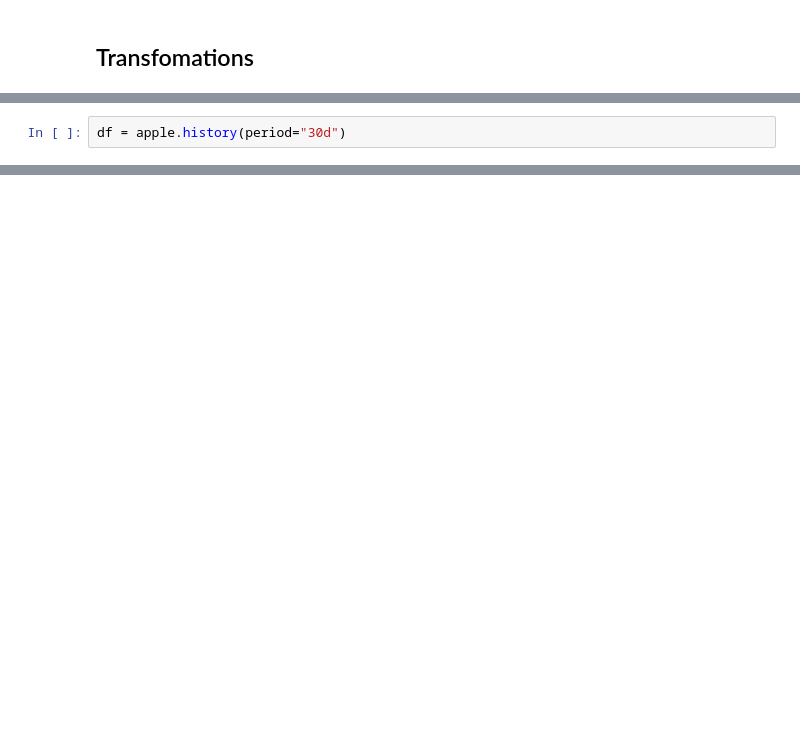
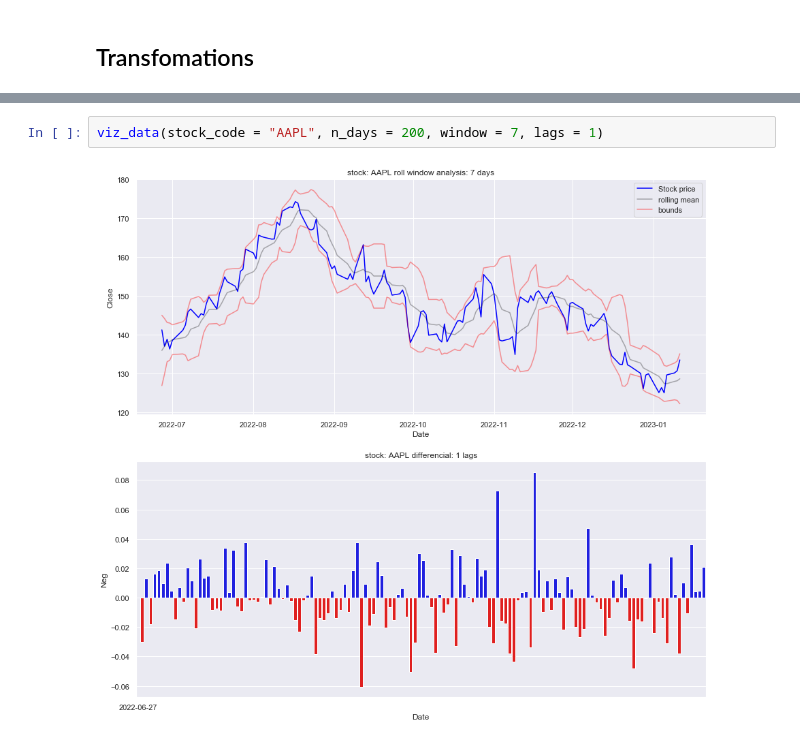
Before and after one commit to miguelmayhem92/virgo, a Jupyter notebook: research_env/eda.ipynb, the cells around one changed output, grey strips where cells are left out. Cells and saved outputs as stored; diff of their text form; blank space fills up the shorter version.

Commit message:
improved plot

```diff
--- a/research_env/eda.ipynb
+++ b/research_env/eda.ipynb
@@ -22,2 +22,0 @@ apple = yf.Ticker("AAPL")
-# %%
-df = apple.history(period="30d")
@@ -42,0 +74,4 @@ sns.lineplot(data=df, x="Date", y="Close")
+# %%
+viz_data(stock_code = "AAPL", n_days = 200, window = 7, lags = 1)
+# %% [output]
+[figure, added]
```
Also changed, not shown: parts of 8 cells of this notebook.
